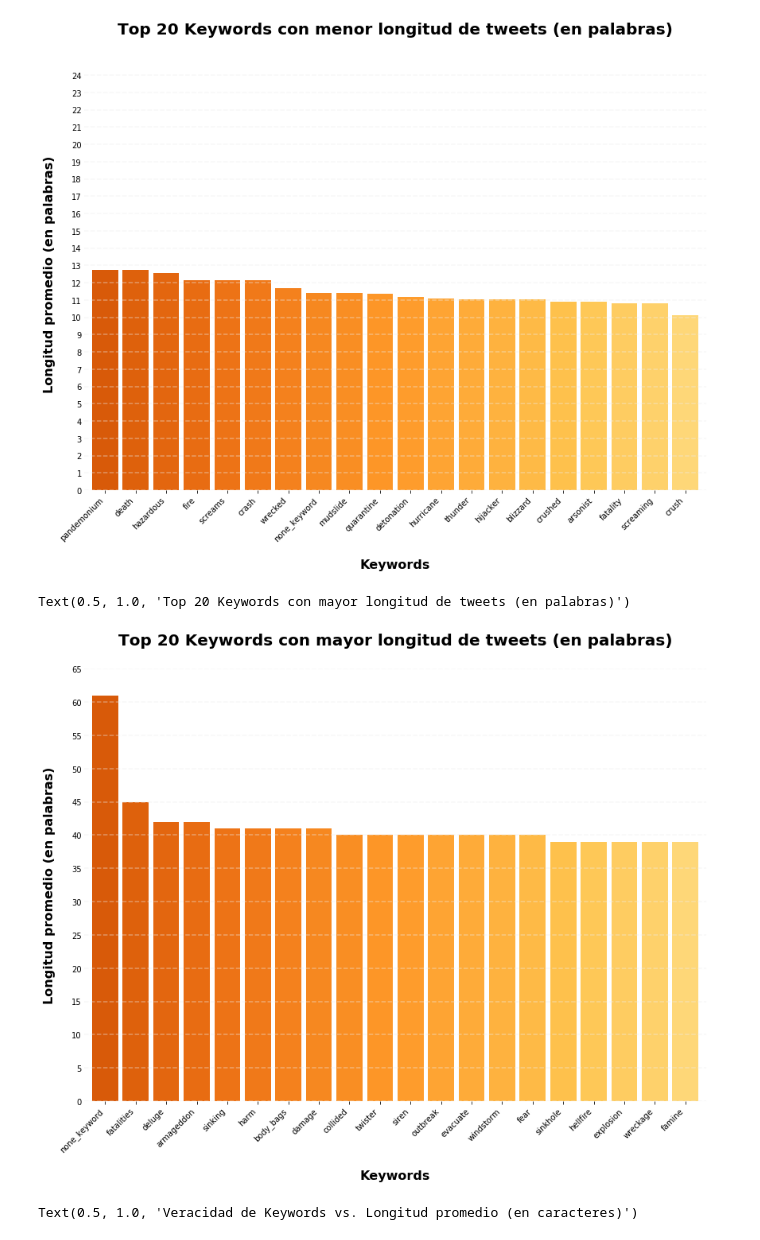
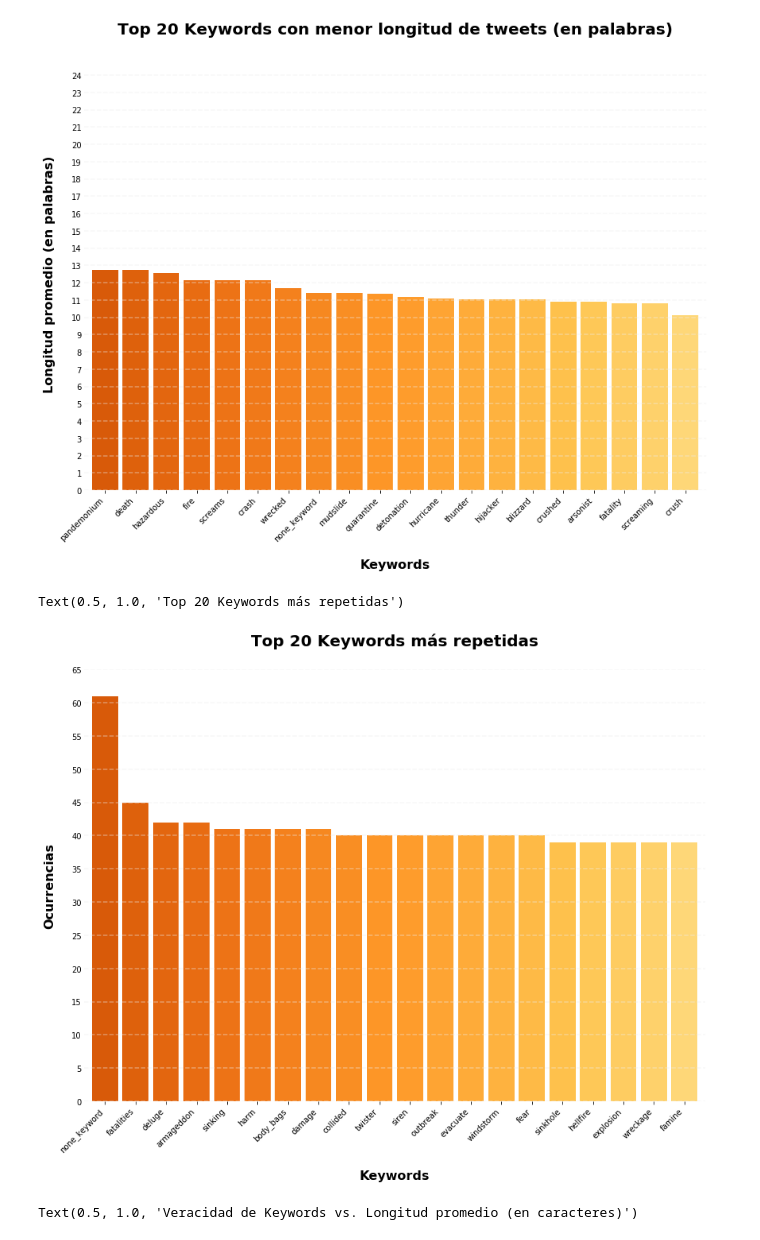
Before and after one commit to RiedelNicolas/TP1-Organizacion-de-Datos, a Jupyter notebook: Gonza.ipynb, the cells around one changed output. Drawn from its saved outputs; the diff is of its cells as text; code cells hidden in the pictures.

```diff
--- a/Gonza.ipynb
+++ b/Gonza.ipynb
@@ -551,28 +551,28 @@ Text(0.5, 1.0, 'Top 20 Keywords con menor longitud de tweets (en palabras)')
 # %%
 top20_repetidas = (keywords_representables['count']).sort_values(ascending=False).head(20)\
                 .plot(kind='bar', figsize=(14,10), color=colores[::-1], width=0.85)
 
 plt.xticks(rotation=45, ha='right')
 plt.yticks(np.arange(0, 75, 5.0))
 plt.tick_params(axis='y', length=0)
 plt.ylim(0, 65)
 
 top20_repetidas.spines['right'].set_visible(False)
 top20_repetidas.spines['top'].set_visible(False)
 top20_repetidas.spines['left'].set_visible(False)
 top20_repetidas.spines['bottom'].set_visible(False)
 
 lineas = top20_repetidas.get_yticks()
 for i in lineas:
       top20_repetidas.axhline(y=i, linestyle='--', alpha=0.4, color='#eeeeee')
 
 top20_repetidas.set_xlabel("Keywords", labelpad=20, weight='bold', size=16)
-top20_repetidas.set_ylabel("Longitud promedio (en palabras)", labelpad=20, weight='bold', size=16)
+top20_repetidas.set_ylabel("Ocurrencias", labelpad=20, weight='bold', size=16)
 
-plt.title("Top 20 Keywords con mayor longitud de tweets (en palabras)", weight='bold', size=20, pad=30)
+plt.title("Top 20 Keywords más repetidas", weight='bold', size=20, pad=30)
 # %% [output]
-Text(0.5, 1.0, 'Top 20 Keywords con mayor longitud de tweets (en palabras)')
+Text(0.5, 1.0, 'Top 20 Keywords más repetidas')
-[figure, old version]
+[figure, new version]
 # %%
 color_scatter = cmap(np.linspace(0.5, 0.7,1))
 
```
